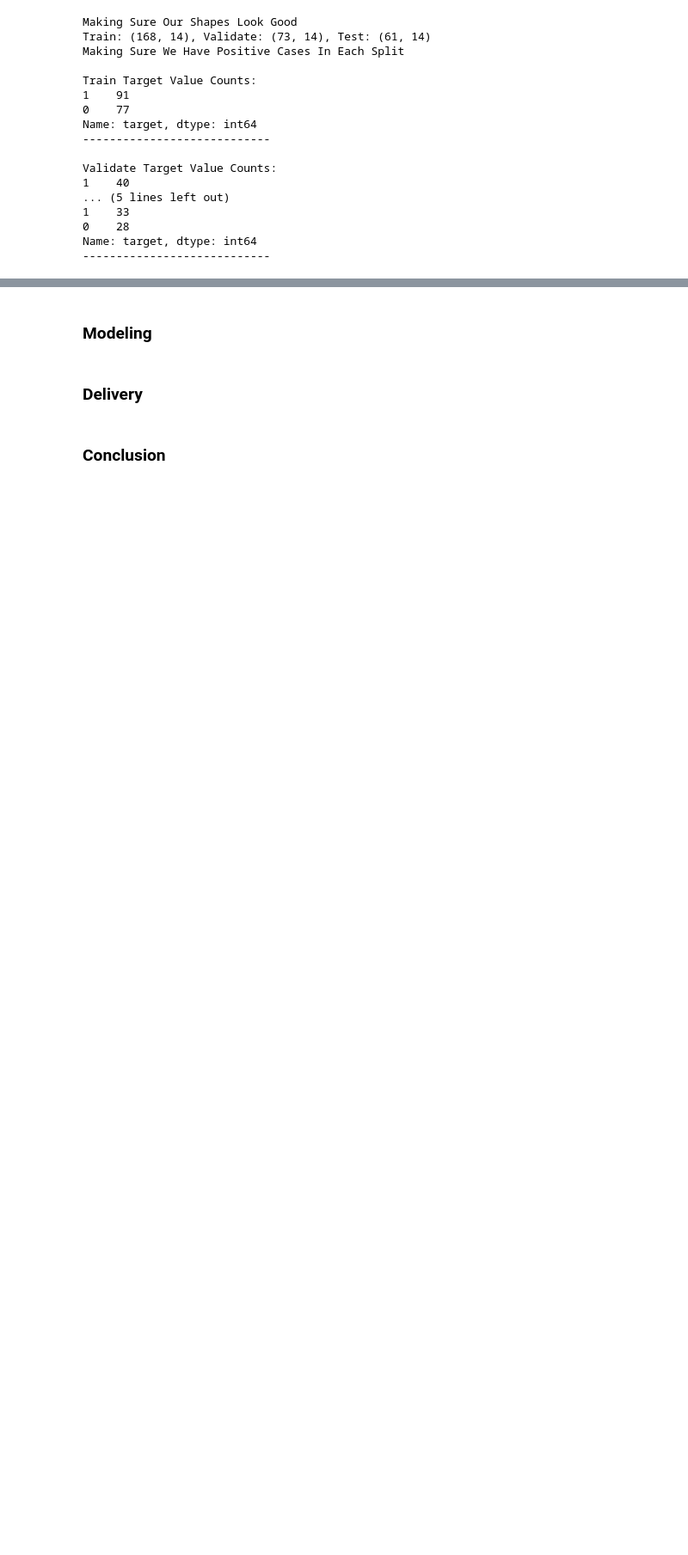
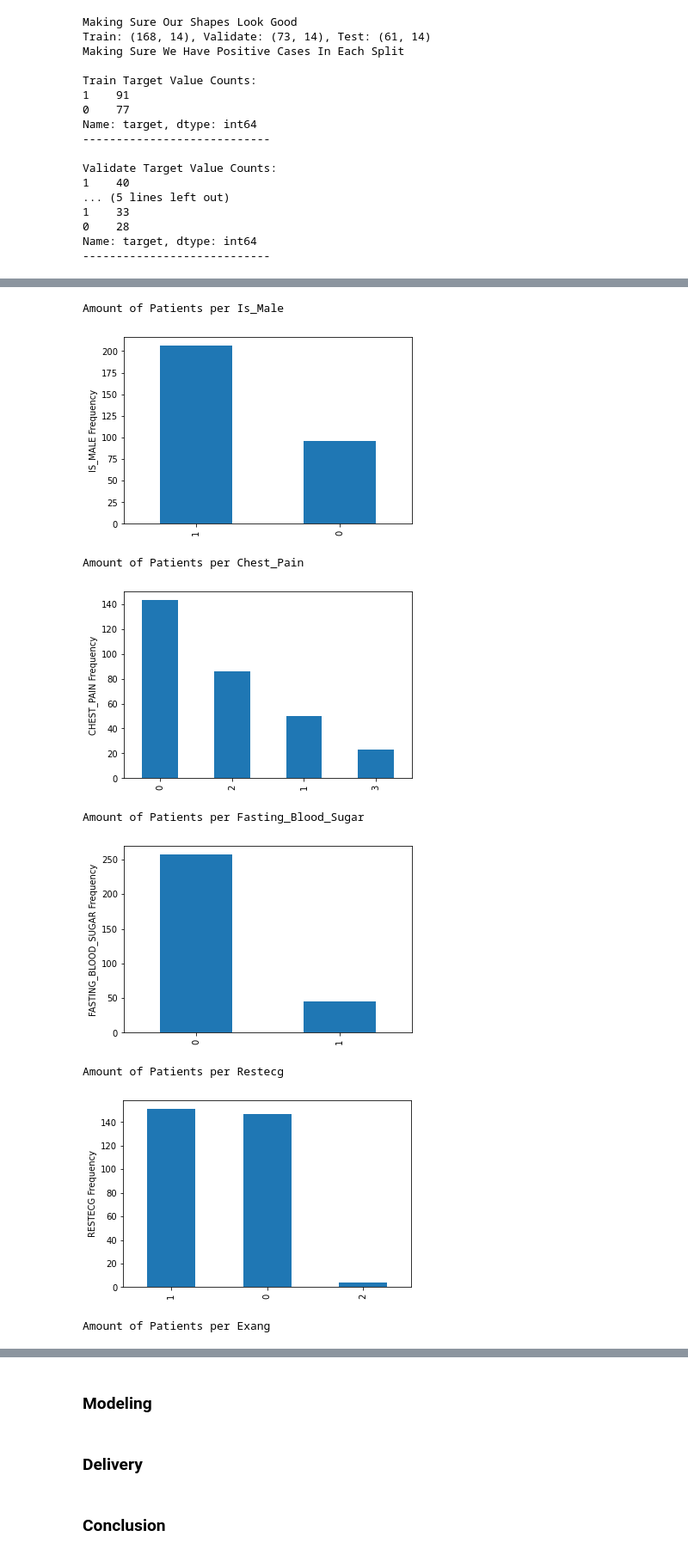
Before and after one commit to lupeluna/Heart_Attack_Possibility, a Jupyter notebook: Heart_Attack.ipynb, the cells around one changed output, grey strips where cells are left out. Shown at 86% size. Drawn from its saved outputs; the diff is of its cells as text; code cells hidden in the pictures; blank space fills up the shorter version.

```diff
--- a/Heart_Attack.ipynb
+++ b/Heart_Attack.ipynb
@@ -119,7 +119,7 @@ df.slope.value_counts()
 Name: slope, dtype: int64
 # %%
 # explore univariate function
-cat_vars = ['is_male', 'chest_pain', 'fasting_blood_sugar', 'restecg', 'exang', 'slope', 'thal', 'target']
+cat_vars = ['is_male', 'chest_pain', 'fasting_blood_sugar', 'restecg', 'exang', 'slope', 'thal']
 quant_vars = ['age', 'resting_blood_pressure', 'cholesterol', 'max_heart_rate', 'oldpeak', 'ca']
 # %%
 explore_univariate(df, cat_vars, quant_vars)
@@ -170,0 +180,16 @@ for col in cat_vars:
+# %%
+for col in cat_vars:
+    print(f'Amount of Patients per {col.title()}')
+    df[col].value_counts().plot.bar()
+    plt.ylabel(f'{col.upper()} Frequency')
+    plt.show()
+# %% [output]
+Amount of Patients per Is_Male
+[figure, added]
+Amount of Patients per Chest_Pain
+[figure, added]
+Amount of Patients per Fasting_Blood_Sugar
+[figure, added]
+Amount of Patients per Restecg
+[figure, added]
+Amount of Patients per Exang
```
Also changed, not shown: parts of 11 cells of this notebook.
